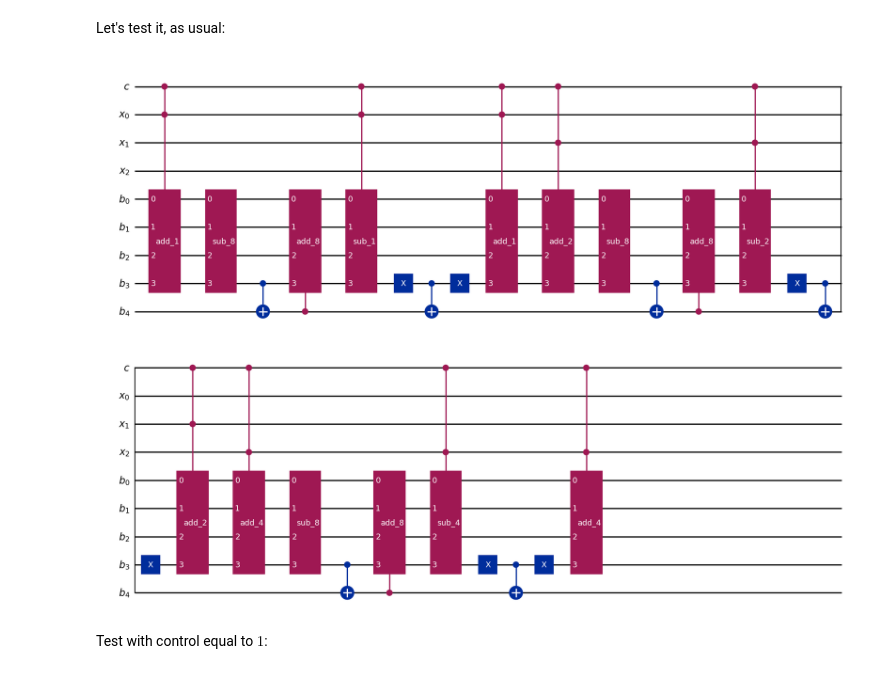
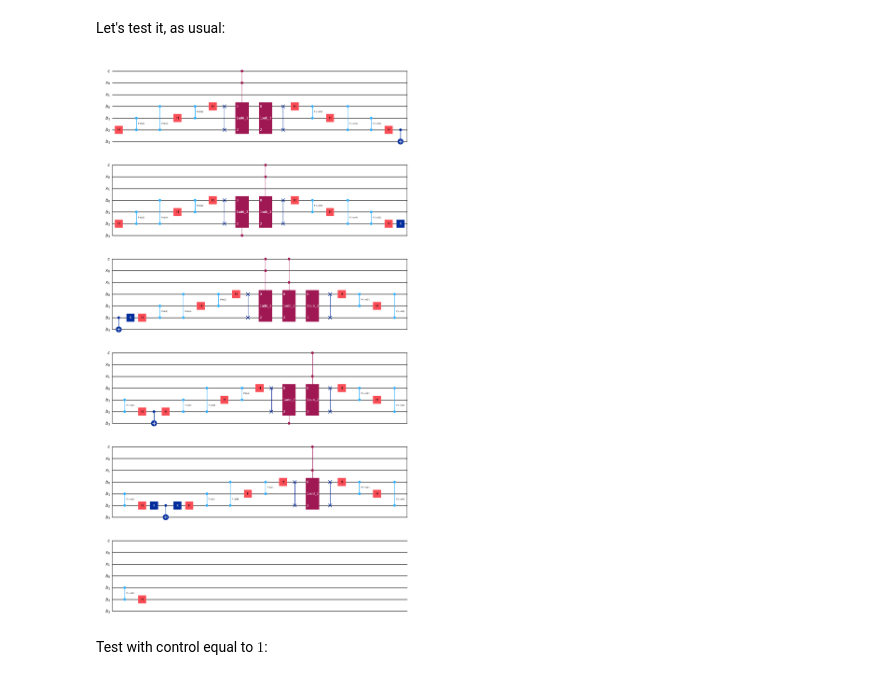
Before and after one commit to lrfinotti/shors_orcale, a Jupyter notebook: shor_oracle.ipynb, the cells around one changed output. Saved outputs shown, nothing was run; the diff lists cells and outputs as text; code cells hidden in the pictures.

```diff
--- a/shor_oracle.ipynb
+++ b/shor_oracle.ipynb
@@ -161,3 +138,24 @@ def draper_adder(k, n):
+# %%
+def f_draper_adder(k, n):
+    """
+    Given positive integers k and n, returns a quantum circuit that takes |F(x)>_n
+    to |F(x + k) mod 2**n>_n F, where F is the Fourier Transform.
+
+    INPUTS:
+    k: the number to be added (positive integer);
+    n: number of qubits.
+
+    OUTPUT:
+    A quantum circuit that takes |F(x)>_n to|F(x + k) mod 2**n>_n F, where F is the
+    Fourier Transform.
+    """
+    quantum_register = QuantumRegister(size=n, name="x")
+    draper_adder_circuit = QuantumCircuit(quantum_register, name=f"{k} adder")
+
+    for i, q in enumerate(reversed(quantum_register)):
+        draper_adder_circuit.p(np.pi * k / (2 ** i), q)
+
+    return draper_adder_circuit
 # %% [markdown]
 Representation for $k=n=3$:
 # %%
@@ -440,24 +509,32 @@ def modular_mult(a, N):
         control_register, quantum_register, adder_register, name=f"Mult({a})_Mod({N})"
     )
 
+    mod_mult_circ.compose(
+        synth_qft_full(n + 1), list(range(n + 1, 2 * n + 2)), inplace=True
+    )
+
     # below we will use modular add gates with a * (2 **i); these need to be reduced
     # first!!!
     for i in range(n):
         mod_mult_circ.compose(
-            modular_adder((a * 2**i) % N, N),  # REDUCE!!
+            f_modular_adder((a * 2**i) % N, N),  # REDUCE!!
             [0] + [i + 1] + list(range(n + 1, 2 * n + 3)),
             inplace=True,
         )
 
+    mod_mult_circ.compose(
+        synth_qft_full(n + 1, inverse=True), list(range(n + 1, 2 * n + 2)), inplace=True
+    )
+
     return mod_mult_circ
 # %% [markdown]
 Let's test it, as usual:
 # %%
 a = 1
-N = 8
+N = 3
 modular_mult(a, N).draw("mpl")
 # %% [output]
-[figure, old version]
+[figure, new version]
 # %% [markdown]
 Test with control equal to $1$:
 # %%
```
Also changed, not shown: parts of 14 cells of this notebook, 2 other files.
